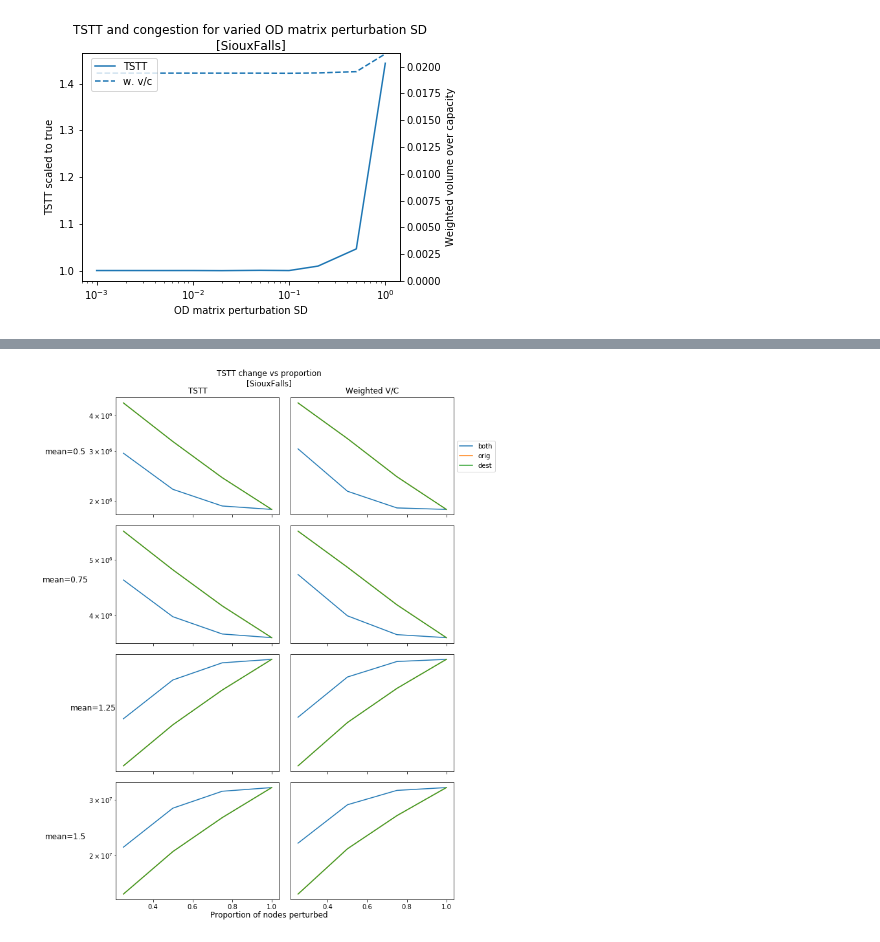
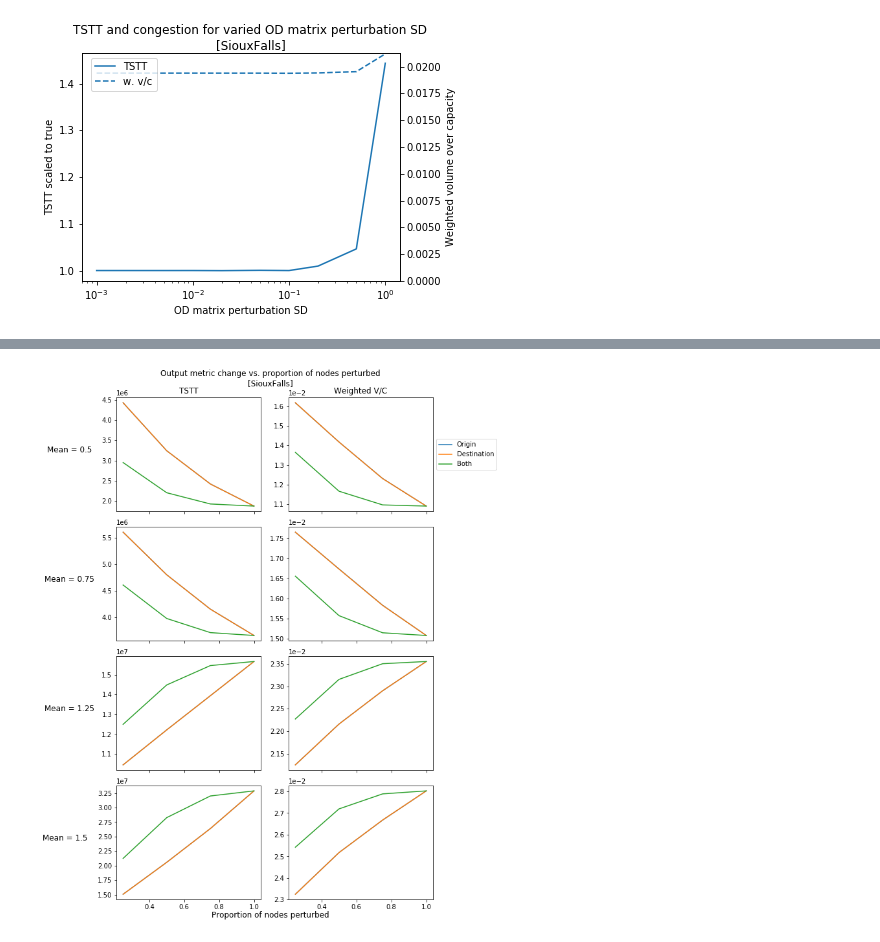
Before and after one commit to CarlinLiao/od-perturbation, a Jupyter notebook: automation.ipynb, the cells around one changed output, grey strips where cells are left out. Saved outputs shown, nothing was run; the diff lists cells and outputs as text; code cells hidden in the pictures.

```diff
--- a/automation.ipynb
+++ b/automation.ipynb
@@ -459,11 +435,11 @@ def partial_perturber(netFilename, tripsFilename, nodeFilename, proportion, norm
     tstt = [None]*3
     congestion = [None]*3
     tstt[0], congestion[0] = tap_trial(netFilename, tripsFilename, norm_mean=norm_mean, norm_sd=norm_sd, returnDataFrame=False,
+                                       nodesPerturbedIfOrig=nodes_to_perturb)
+    tstt[1], congestion[1] = tap_trial(netFilename, tripsFilename, norm_mean=norm_mean, norm_sd=norm_sd, returnDataFrame=False,
+                                       nodesPerturbedIfDest=nodes_to_perturb)
+    tstt[2], congestion[2] = tap_trial(netFilename, tripsFilename, norm_mean=norm_mean, norm_sd=norm_sd, returnDataFrame=False,
                                        nodesPerturbedAlways=nodes_to_perturb)
-    tstt[1], congestion[1] = tap_trial(netFilename, tripsFilename, norm_mean=norm_mean, norm_sd=norm_sd, returnDataFrame=False,
-                                       nodesPerturbedIfOrig=nodes_to_perturb)
-    tstt[2], congestion[2] = tap_trial(netFilename, tripsFilename, norm_mean=norm_mean, norm_sd=norm_sd, returnDataFrame=False,
-                                       nodesPerturbedIfDest=nodes_to_perturb)
     return tstt, congestion
 
 
@@ -475,7 +451,7 @@ def partial_perturber_sim(netFilename, tripsFilename, nodeFilename, net):
     means = np.arange(.5, 1.6, .25)
     means = means[means != 1]
     ps = np.arange(.25, 1.1, .25)
-    methods = ['both', 'orig', 'dest']
+    methods = ['Origin', 'Destination', 'Both']
 
     for k,mean in enumerate(means):
         if mean==1:
@@ -492,12 +468,16 @@ def partial_perturber_sim(netFilename, tripsFilename, nodeFilename, net):
                 }
                 counter += 1
 
-    df.to_csv('output/data/{}_trials_partial_perturb.csv'.format(net))
+    df.to_csv('output/data/{}_trials_partial_perturb.csv'.format(net), index=False)
 
-    return df, means, ps, methods
+    return df
 
 nodeFilename = 'inputs/{}_node.tntp'.format(net)
-df_partial, means, ps, methods = partial_perturber_sim(netFilename, tripsFilename, nodeFilename, net)
+# try:
+#     df_partial = pd.read_csv('output/data/{}_trials_partial_perturb.csv'.format(net))
+# except FileNotFoundError:
+#     df_partial = partial_perturber_sim(netFilename, tripsFilename, nodeFilename, net)
+df_partial = partial_perturber_sim(netFilename, tripsFilename, nodeFilename, net)
 df_partial.head()
 # %% [output]
 [figure]
@@ -513,32 +493,34 @@ df_partial.head()
 # %%
-def partial_perturb_plotter(df, net, means, ps, methods, plotFilename=None):
+def partial_perturb_plotter(df, net, plotFilename=None):
+    means = df['mean'].unique()
+    means.sort()
+    ps = df['p'].unique()
+    ps.sort()
+    methods = df['method'].unique()
+    methods.sort()
+    methods = np.flip(methods)
 
     fig, axes = plt.subplots(nrows=len(means), ncols=2, sharex=True, figsize=(10,len(means)*3))
 
     axes[0][0].set_title('TSTT')
     axes[0][1].set_title('Weighted V/C')
     for i,mean in enumerate(means):
         for j,method in enumerate(methods):
             axes[i][0].plot(ps, df.loc[(df['mean']==mean) & (df['method']==method),'tstt'], label=method)
             axes[i][1].plot(ps, df.loc[(df['mean']==mean) & (df['method']==method),'congestion'], label=method)
-            axes[i][0].set_yscale('log')
-            axes[i][1].set_yscale('log')
-            axes[i][0].set_ylabel('mean={}'.format(round(mean,2)), rotation=0, size='large', labelpad = 35)
+            axes[i][0].ticklabel_format(style='sci', scilimits=(0,0))
+            axes[i][1].ticklabel_format(style='sci', scilimits=(0,0))
+            axes[i][0].set_ylabel('Mean = {}'.format(round(mean,2)), rotation=0, size='large', labelpad=50)
     axes[0][1].legend(loc='center left', bbox_to_anchor=(1,0.5))
 
-    fig.suptitle('TSTT change vs proportion\n[{}]'.format(net))
+    fig.suptitle('Output metric change vs. proportion of nodes perturbed\n[{}]'.format(net))
     fig.text(0.5, 0, 'Proportion of nodes perturbed', ha='center', fontsize=12)
     fig.tight_layout()
     fig.subplots_adjust(top=0.93)
     if plotFilename:
         plt.savefig(plotFilename, dpi='figure')
     plt.show()
 
-def partial_perturber_full(netFilename, tripsFilename, nodeFilename, net, plotFilename=None):
-    df, means, ps, methods = partial_perturber_sim(netFilename, tripsFilename, nodeFilename, net)
-    partial_perturb_plotted(df, net, means, ps, methods, plotFilename)
-    return df
-
-partial_perturb_plotter(df_partial, net, means, ps, methods, plotFilename='output/plots/{}_partial_perturb.png'.format(net))
+partial_perturb_plotter(df_partial, net, plotFilename='output/plots/{}_partial_perturb.png'.format(net))
 # %% [output]
-[figure, old version]
+[figure, new version]
```
Also changed, not shown: parts of 16 cells of this notebook, 1 other file.
